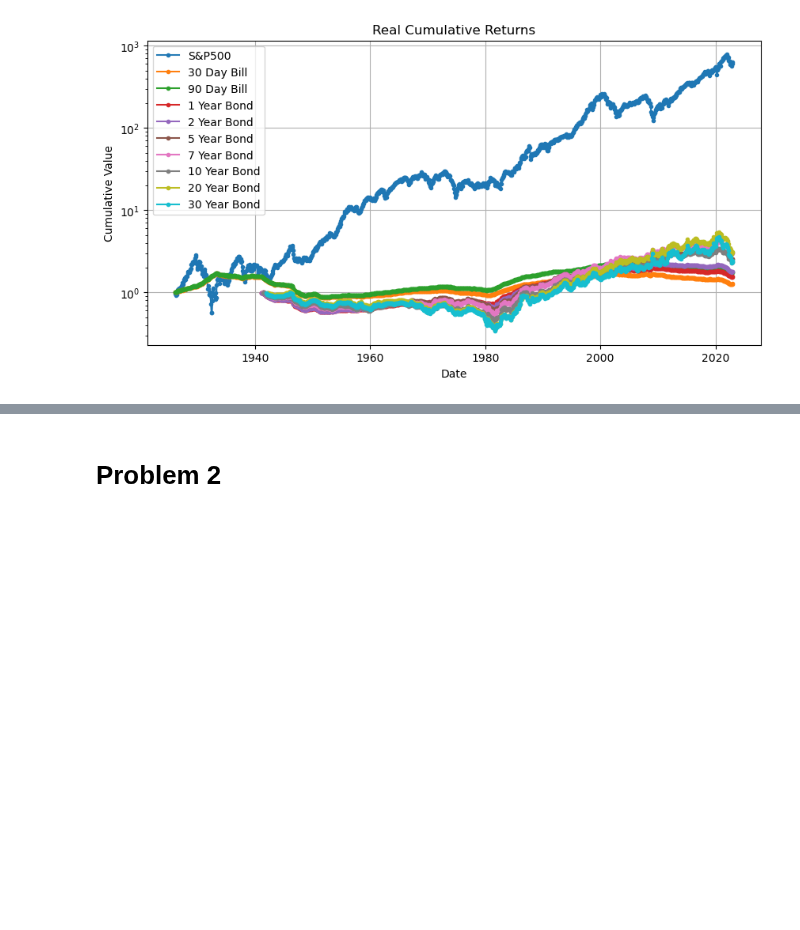
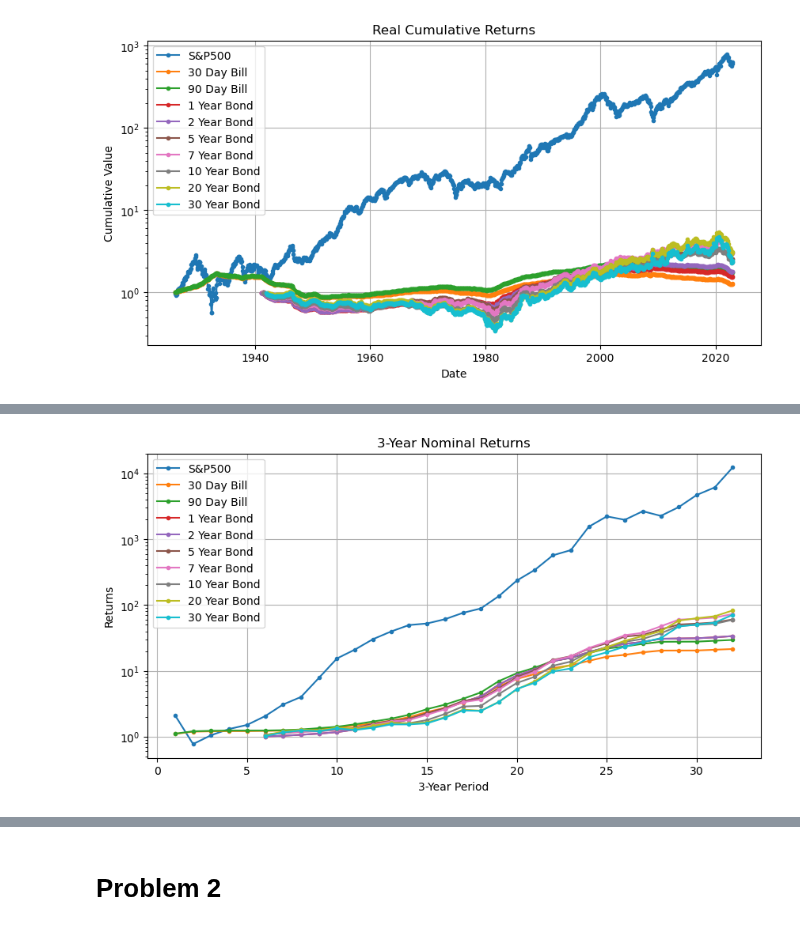
Before and after one commit to pathmarkoak/bufn400, a Jupyter notebook: Homeworks/Homework 1/Modeling long-term equity returns.ipynb, the cells around one changed output, grey strips where cells are left out. Drawn from its saved outputs; the diff is of its cells as text; code cells hidden in the pictures; blank space fills up the shorter version.

```diff
--- a/Homeworks/Homework 1/Modeling long-term equity returns.ipynb
+++ b/Homeworks/Homework 1/Modeling long-term equity returns.ipynb
@@ -165,0 +216,40 @@ The annualized difference between returns on the S&P500 ('vretd') and 30 Year Bo
+# %%
+# Making plots of cumulative returns over previous 3 years:
+# Nominal returns:
+sp500_annual_returns = []
+t30_ar, t90_ar, b1_ar, b2_ar, b5_ar, b7_ar, b10_ar, b20_ar, b30_ar = [], [], [], [], [], [], [], [], []
+i = 36
+while i <= 1165:
+    sp500_annual_returns.append(sp500_cum['vwretd'][i])
+    t30_ar.append(t30_cum[i])
+    t90_ar.append(t90_cum[i])
+    b1_ar.append(b1_cum[i])
+    b2_ar.append(b2_cum[i])
+    b5_ar.append(b5_cum[i])
+    b7_ar.append(b7_cum[i])
+    b10_ar.append(b10_cum[i])
+    b20_ar.append(b20_cum[i])
+    b30_ar.append(b30_cum[i])
+    i += 36
+
+plt.figure(figsize=(10, 5))
+plt.semilogy([i for i in range(1, 33)], sp500_annual_returns, label= 'S&P500', linestyle='-', marker='o', markersize=3)
+plt.semilogy([i for i in range(1, 33)], t30_ar, label= '30 Day Bill', linestyle='-', marker='o', markersize=3)
+plt.semilogy([i for i in range(1, 33)], t90_ar, label= '90 Day Bill', linestyle='-', marker='o', markersize=3)
+plt.semilogy([i for i in range(1, 33)], b1_ar, label= '1 Year Bond', linestyle='-', marker='o', markersize=3)
+plt.semilogy([i for i in range(1, 33)], b2_ar, label= '2 Year Bond', linestyle='-', marker='o', markersize=3)
+plt.semilogy([i for i in range(1, 33)], b5_ar, label= '5 Year Bond', linestyle='-', marker='o', markersize=3)
+plt.semilogy([i for i in range(1, 33)], b7_ar, label= '7 Year Bond', linestyle='-', marker='o', markersize=3)
+plt.semilogy([i for i in range(1, 33)], b10_ar, label= '10 Year Bond', linestyle='-', marker='o', markersize=3)
+plt.semilogy([i for i in range(1, 33)], b20_ar, label= '20 Year Bond', linestyle='-', marker='o', markersize=3)
+plt.semilogy([i for i in range(1, 33)], b30_ar, label= '30 Year Bond', linestyle='-', marker='o', markersize=3)
+
+
+plt.title('3-Year Nominal Returns')
+plt.xlabel('3-Year Period')
+plt.ylabel('Returns')
+plt.grid(True)
+plt.legend()
+plt.show()
+# %% [output]
+[figure, added]
```
Also changed, not shown: parts of 19 cells of this notebook.
